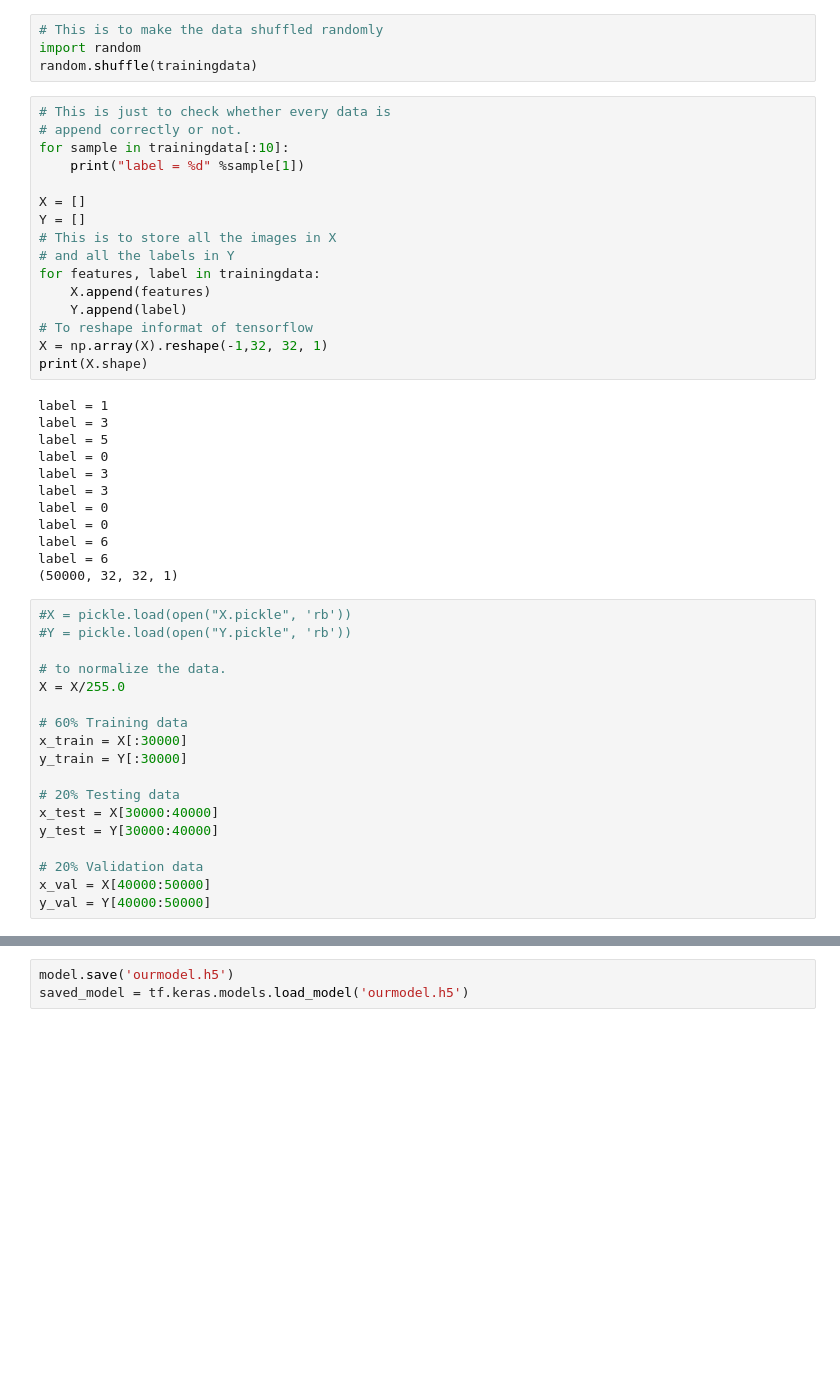
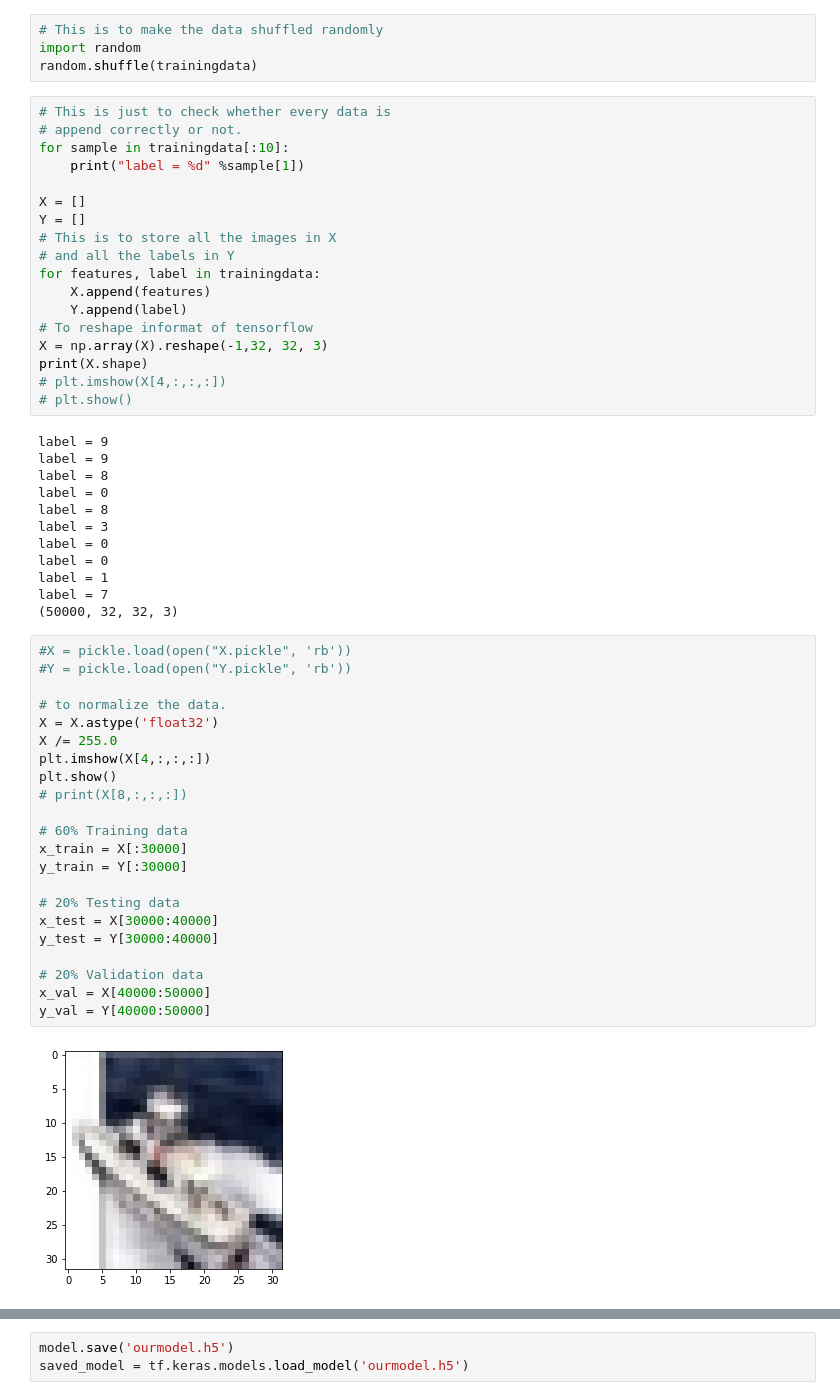
Before and after one commit to MachineLearning-Nerd/Image-Classification-with-Tensorflow-and-CNN, a Jupyter notebook: source_code.ipynb, the cells around one changed output, grey strips where cells are left out. Drawn from its saved outputs; the diff is of its cells as text; blank space fills up the shorter version.

```diff
--- a/source_code.ipynb
+++ b/source_code.ipynb
@@ -148,35 +148,43 @@ for features, label in trainingdata:
     X.append(features)
     Y.append(label)
 # To reshape informat of tensorflow
-X = np.array(X).reshape(-1,32, 32, 1)
+X = np.array(X).reshape(-1,32, 32, 3)
 print(X.shape)
+# plt.imshow(X[4,:,:,:])
+# plt.show()
 # %% [output]
-label = 1
-label = 3
-label = 5
+label = 9
+label = 9
+label = 8
 label = 0
-label = 3
+label = 8
 label = 3
 label = 0
 label = 0
-label = 6
-label = 6
-(50000, 32, 32, 1)
+label = 1
+label = 7
+(50000, 32, 32, 3)
 # %%
 #X = pickle.load(open("X.pickle", 'rb'))
 #Y = pickle.load(open("Y.pickle", 'rb'))
 
 # to normalize the data.
-X = X/255.0
+X = X.astype('float32')
+X /= 255.0
+plt.imshow(X[4,:,:,:])
+plt.show()
+# print(X[8,:,:,:])
 
 # 60% Training data
 x_train = X[:30000]
 y_train = Y[:30000]
 
 # 20% Testing data
 x_test = X[30000:40000]
 y_test = Y[30000:40000]
 
 # 20% Validation data
 x_val = X[40000:50000]
 y_val = Y[40000:50000]
+# %% [output]
+[figure, added]
```
Also changed, not shown: parts of 7 cells of this notebook, 8 other files.
